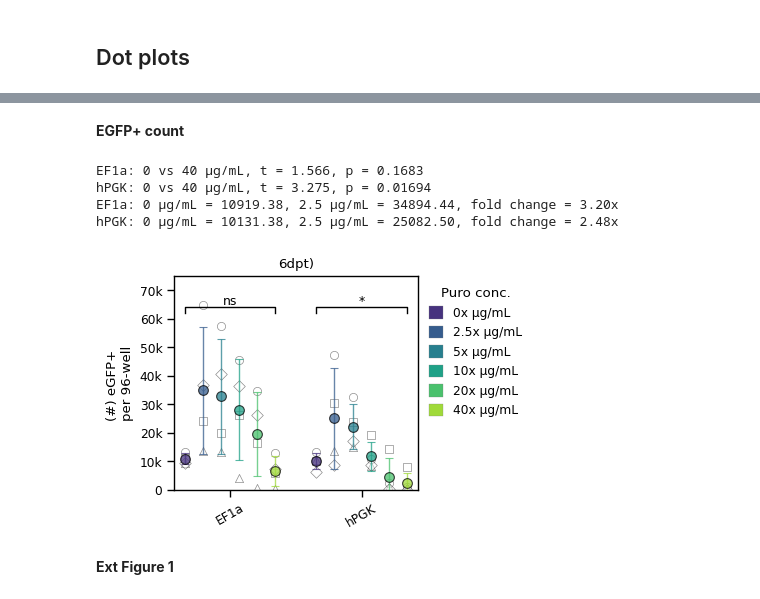
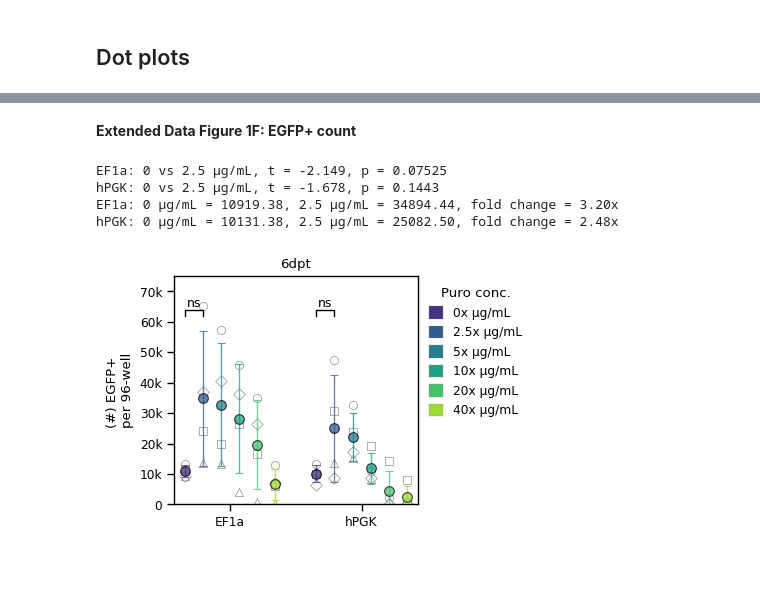
Before and after one commit to GallowayLabMIT/dasit_manuscript, a Jupyter notebook: Figure_Ext_1/Figure_Ext_1_puro_cassettes.ipynb, the cells around one changed output, grey strips where cells are left out. Drawn from its saved outputs; the diff is of its cells as text; code cells hidden in the pictures; blank space fills up the shorter version.

Commit message:
Cleaning up notebooks for figure generation

```diff
--- a/Figure_Ext_1/Figure_Ext_1_puro_cassettes.ipynb
+++ b/Figure_Ext_1/Figure_Ext_1_puro_cassettes.ipynb
@@ -85,8 +85,8 @@ for i in Plates:
         exp_path.append(base_path/i/j/'export_singlets')
         yaml_path.append(base_path/i/j/'export_singlets'/'well_metadata.yaml')
 
-output_path = rd.rootdir/'output'/'Figure_XX_puro_cassettes'
-cache_path = rd.rootdir/'output'/'Figure_XX_puro_cassettes'/'data.gzip'
+output_path = rd.rootdir/'output'/'ExtFig1_puro_cassettes'
+cache_path = rd.rootdir/'output'/'ExtFig1_puro_cassettes'/'data.gzip'
 
 plates_dict = pd.DataFrame({
     'data_path' : [exp for exp in exp_path],
@@ -253,24 +206,0 @@ for j in range(6):
-# %%
-reporters = ['pCF0187']
-parameters = pd.array(['mGL-A', 'TagBFP-A'])
-plottitle = np.array(['0x_187.svg', '2_5x_187.svg', '5x_187.svg', '10x_187.svg', '20x_187.svg', '40x_187.svg'])
-puro = np.array(['0x', '2.5x', '5x', '10x', '20x', '40x'])
-
-xsize = 2; ysize = 1; figsize = (xsize, ysize)
-untransfected = data[data['reporter'] == 'Untransfected']
-for j in range(6):
-    plt.figure(figsize=figsize)
-    underlay = data[(data['reporter'] == 'pCF0187') & (data['Puro'] == '0x')]
-    data_now = data[(data['reporter'] == reporters[0]) & (data['Puro']==puro[j])]
-    g = sns.kdeplot(data=data_now, x=parameters[0],y=None,hue='conds', legend=False,
-                    log_scale=True,fill=True, alpha = 0.5,common_norm=False,palette=['green'])
-    g = sns.kdeplot(data=underlay, x=parameters[0],y=None,hue='conds', legend=False,
-                    log_scale=True,fill=True, alpha = 0,common_norm=False,palette=['grey'], linestyle = '--')
-    g.spines['left'].set_visible(False)
-    plt.gca().get_yaxis().set_visible(False)
-    plt.gca().set_xlabel("")
-    g.set_xlim(xmin=2, xmax=400000)
-    g.spines['top'].set_visible(False)
-    g.spines['right'].set_visible(False)
-    g = g.get_figure()
-    g.savefig(rd.outfile(output_path/plottitle[j]),bbox_inches='tight')
@@ -962,6 +527,6 @@ Significance: ns = p >= 0.05, * = p < 0.05, ** = p < 0.01, *** = p < 0.001, ****
 [figure]
 # %% [markdown]
-**EGFP+ count**
+**Extended Data Figure 1F: EGFP+ count**
 # %%
 # General plotting params
 x = 'reporter'
@@ -1074,7 +639,7 @@ for i, cond in enumerate(order):
         )
 
 # ---------------------------------------------------------
-# Statistics: 0 vs 40 Puro for each promoter
+# Statistics: 0 vs 2.5 Puro for each promoter
 # ---------------------------------------------------------
 
 from scipy.stats import ttest_ind
@@ -1091,7 +656,7 @@ for promoter in order:
 
     forty = bio_means.loc[
         (bio_means['reporter'] == promoter) &
-        (bio_means['Puro'] == '40x'),
+        (bio_means['Puro'] == '2.5x'),
         y
     ].dropna()
 
@@ -1107,7 +672,7 @@ for promoter in order:
 
     print(
         f"{label_map[promoter]}: "
-        f"0 vs 40 µg/mL, "
+        f"0 vs 2.5 µg/mL, "
         f"t = {t_stat:.3f}, "
         f"p = {p_val:.4g}"
     )
@@ -1148,7 +713,7 @@ for promoter in order:
 # ---------------------------------------------------------
 
 zero_idx = list([0,2.5,5.,10,20,40]).index(0)
-forty_idx = list([0,2.5,5.,10,20,40]).index(40)
+forty_idx = list([0,2.5,5.,10,20,40]).index(2.5)
 
 zero_offset = offsets[zero_idx]
 forty_offset = offsets[forty_idx]
@@ -1176,8 +741,8 @@ add_sig_bracket(
 )
 
 # Formatting
-ax.set_title('6dpt)')
-ax.yaxis.set_label_text('(#) eGFP+ \nper 96-well')
+ax.set_title('6dpt')
+ax.yaxis.set_label_text('(#) EGFP+ \nper 96-well')
 ax.xaxis.set_label_text('')
 ax.set_ylim((0,75000))
 
@@ -1191,39 +756,37 @@ ax.set_xticks(group_centers)
 
 ax.set_xticklabels(
     [label_map[t] for t in order],
-    rotation=30
+    rotation=0
 )
 
 
 # Legend
 legend_handles = [
     Patch(
         facecolor=colors[p],
         edgecolor='grey', linewidth = 0.2,
         label=f'{p} µg/mL'
     )
     for p in hue_order
 ]
 
 ax.legend(
     handles=legend_handles,
     title='Puro conc.',
     loc='upper left',
     bbox_to_anchor=(1,1),
     frameon=False,
     handlelength=1.2,
     handleheight=1.2
 )
 
 fig.tight_layout()
 
-plottitle = 'constitutive_puro_EGFP_cell_count_dot.svg'
+plottitle = 'Extended_Data_Figure1F_EGFP_number.svg'
 plt.savefig(rd.outfile(output_path/plottitle))
 # %% [output]
-EF1a: 0 vs 40 µg/mL, t = 1.566, p = 0.1683
-hPGK: 0 vs 40 µg/mL, t = 3.275, p = 0.01694
+EF1a: 0 vs 2.5 µg/mL, t = -2.149, p = 0.07525
+hPGK: 0 vs 2.5 µg/mL, t = -1.678, p = 0.1443
 EF1a: 0 µg/mL = 10919.38, 2.5 µg/mL = 34894.44, fold change = 3.20x
 hPGK: 0 µg/mL = 10131.38, 2.5 µg/mL = 25082.50, fold change = 2.48x
-[figure, old version]
+[figure, new version]
-# %% [markdown]
-**Ext Figure 1**
```
Also changed, not shown: parts of 12 cells of this notebook, 4 other files.
